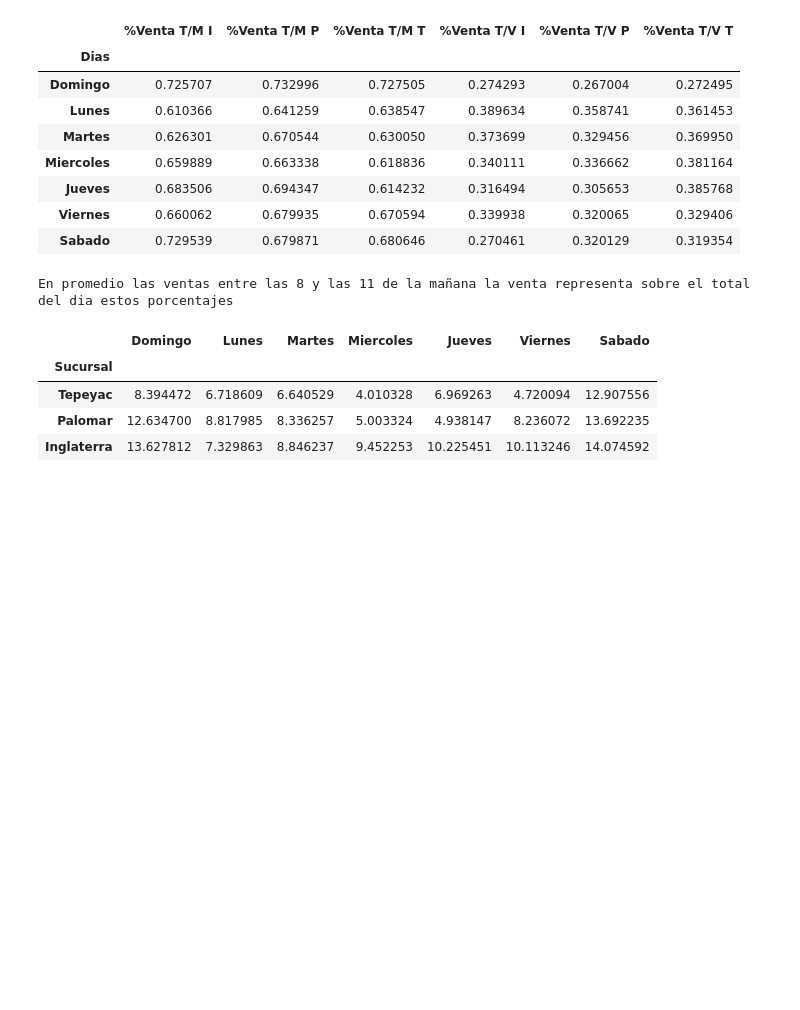
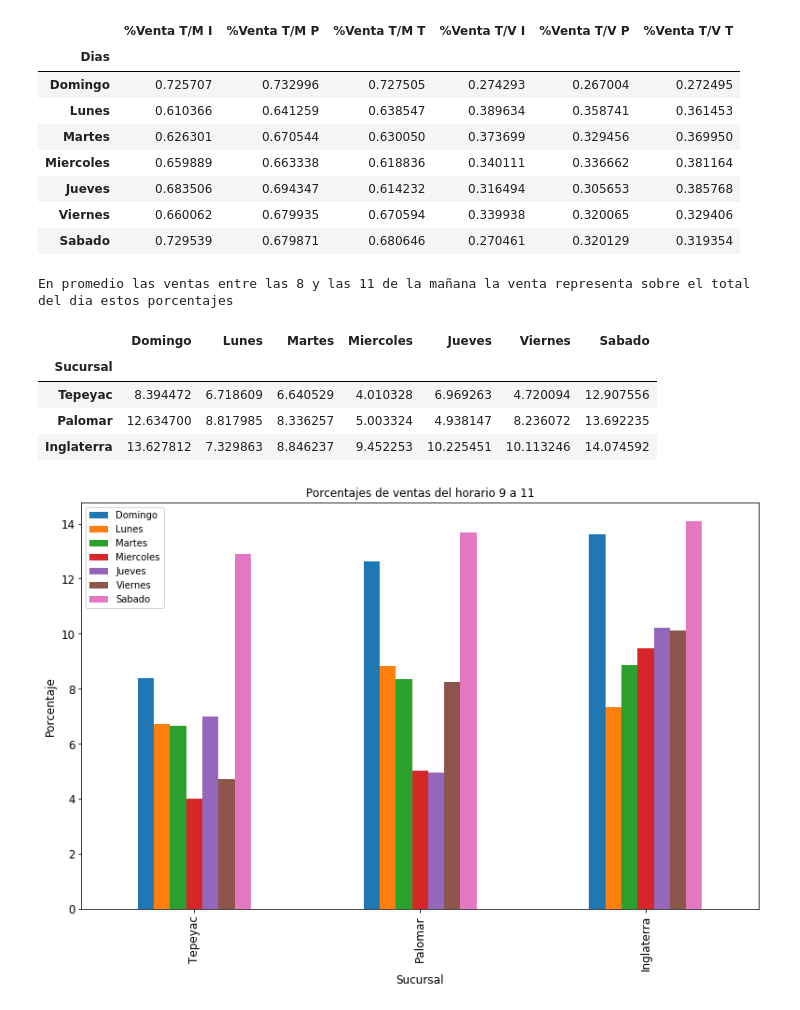
Before and after one commit to agui197/Las-Ro, a Jupyter notebook: Venta por hora/Ventas por hora.ipynb, the cells around one changed output. Cells and saved outputs as stored; diff of their text form; code cells hidden in the pictures; blank space fills up the shorter version.

```diff
--- a/Venta por hora/Ventas por hora.ipynb
+++ b/Venta por hora/Ventas por hora.ipynb
@@ -103,3 +103,10 @@ En promedio las ventas entre las 8 y las 11 de la mañana la venta representa so
 | Tepeyac | 8.394472 | 6.718609 | 6.640529 | 4.010328 | 6.969263 | 4.720094 | 12.907556 |
 | Palomar | 12.634700 | 8.817985 | 8.336257 | 5.003324 | 4.938147 | 8.236072 | 13.692235 |
 | Inglaterra | 13.627812 | 7.329863 | 8.846237 | 9.452253 | 10.225451 | 10.113246 | 14.074592 |
+# %%
+ax = df.plot(kind='bar', title ="Porcentajes de ventas del horario 9 a 11", figsize=(13, 8), legend=True, fontsize=12)
+ax.set_xlabel("Sucursal", fontsize=12)
+ax.set_ylabel("Porcentaje", fontsize=12)
+plt.show()
+# %% [output]
+[figure, added]
```
Also changed, not shown: parts of 4 cells of this notebook, 3 other files.
